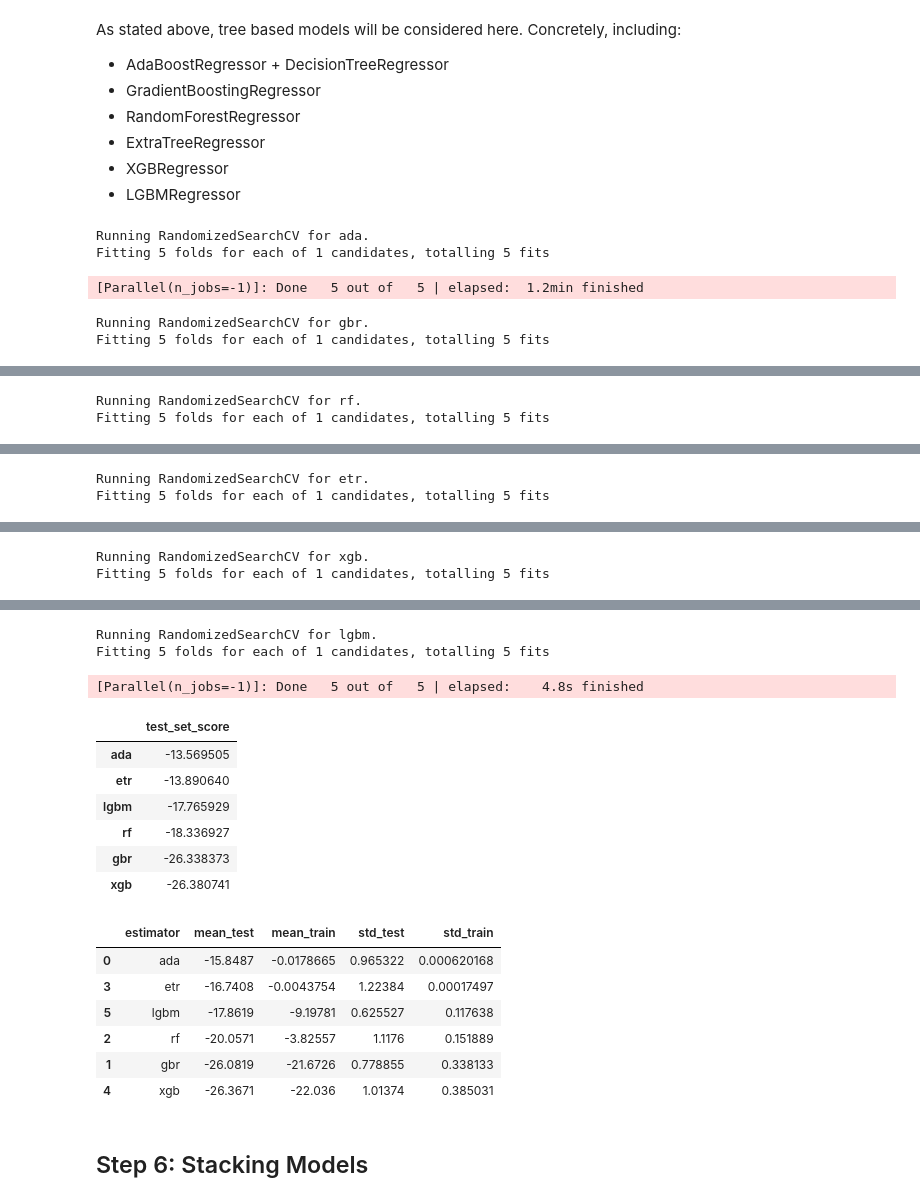
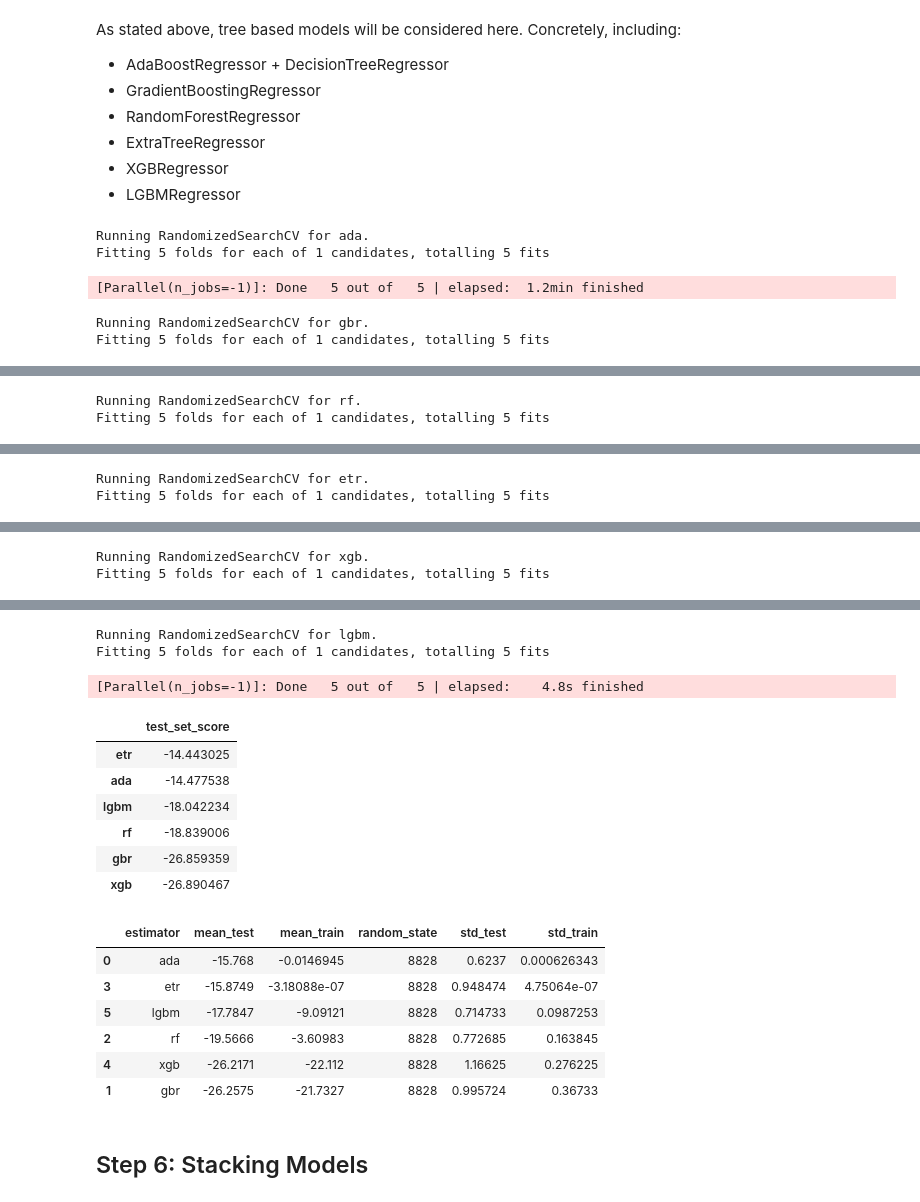
Before and after one commit to YestinYang/Learning-Path, a Jupyter notebook: Projects/MS_Predict Student Earnings/Predict_Student_Earnings.ipynb, the cells around one changed output, grey strips where cells are left out. Saved outputs shown, nothing was run; the diff lists cells and outputs as text; code cells hidden in the pictures.

```diff
--- a/Projects/MS_Predict Student Earnings/Predict_Student_Earnings.ipynb
+++ b/Projects/MS_Predict Student Earnings/Predict_Student_Earnings.ipynb
@@ -616,9 +620,13 @@ As stated above, tree based models will be considered here. Concretely, includin
 - ExtraTreeRegressor
 - XGBRegressor
 - LGBMRegressor
+# %%
+##### Import processed data #####
+X_train_post = pd.read_csv('X_train_post.csv')
+X_test_post = pd.read_csv('X_test_post.csv')
 # %%
 ##### Split out test set #####
-X_train_f, X_test_f, y_train_f, y_test_f = train_test_split(X_train_EDA_itp,
+X_train_f, X_val_f, y_train_f, y_val_f = train_test_split(X_train_post,
                                                             y_train,
                                                             test_size=0.15,
                                                             random_state=8828)
@@ -646,7 +654,7 @@ clf = EstimatorSelectionHelper(model_sp,param_sp)
 clf.fit(X_train_f, y_train_f.squeeze(),
         n_iter=1, cv=5, n_jobs=-1, verbose=2,
         scoring='neg_mean_squared_error', refit=True,
-        test_set=[X_test_f,y_test_f.squeeze()])
+        test_set=[X_val_f,y_val_f.squeeze()])
 # %% [output]
 Running RandomizedSearchCV for ada.
 Fitting 5 folds for each of 1 candidates, totalling 5 fits
@@ -666,23 +674,23 @@ Fitting 5 folds for each of 1 candidates, totalling 5 fits
 Running RandomizedSearchCV for lgbm.
 Fitting 5 folds for each of 1 candidates, totalling 5 fits
 [Parallel(n_jobs=-1)]: Done   5 out of   5 | elapsed:    4.8s finished
 |  | test_set_score |
-| ada | -13.569505 |
-| etr | -13.890640 |
-| lgbm | -17.765929 |
-| rf | -18.336927 |
-| gbr | -26.338373 |
-| xgb | -26.380741 |
+| etr | -14.443025 |
+| ada | -14.477538 |
+| lgbm | -18.042234 |
+| rf | -18.839006 |
+| gbr | -26.859359 |
+| xgb | -26.890467 |
 # %%
 clf.score_summary()
 # %% [output]
-|  | estimator | mean_test | mean_train | std_test | std_train |
-| 0 | ada | -15.8487 | -0.0178665 | 0.965322 | 0.000620168 |
-| 3 | etr | -16.7408 | -0.0043754 | 1.22384 | 0.00017497 |
-| 5 | lgbm | -17.8619 | -9.19781 | 0.625527 | 0.117638 |
-| 2 | rf | -20.0571 | -3.82557 | 1.1176 | 0.151889 |
-| 1 | gbr | -26.0819 | -21.6726 | 0.778855 | 0.338133 |
-| 4 | xgb | -26.3671 | -22.036 | 1.01374 | 0.385031 |
+|  | estimator | mean_test | mean_train | random_state | std_test | std_train |
+| 0 | ada | -15.768 | -0.0146945 | 8828 | 0.6237 | 0.000626343 |
+| 3 | etr | -15.8749 | -3.18088e-07 | 8828 | 0.948474 | 4.75064e-07 |
+| 5 | lgbm | -17.7847 | -9.09121 | 8828 | 0.714733 | 0.0987253 |
+| 2 | rf | -19.5666 | -3.60983 | 8828 | 0.772685 | 0.163845 |
+| 4 | xgb | -26.2171 | -22.112 | 8828 | 1.16625 | 0.276225 |
+| 1 | gbr | -26.2575 | -21.7327 | 8828 | 0.995724 | 0.36733 |
 # %%
 ##### Define search space #####
 ### Using Scipy distribution for coarse step ###
```
Also changed, not shown: parts of 7 cells of this notebook, 2 other files.
